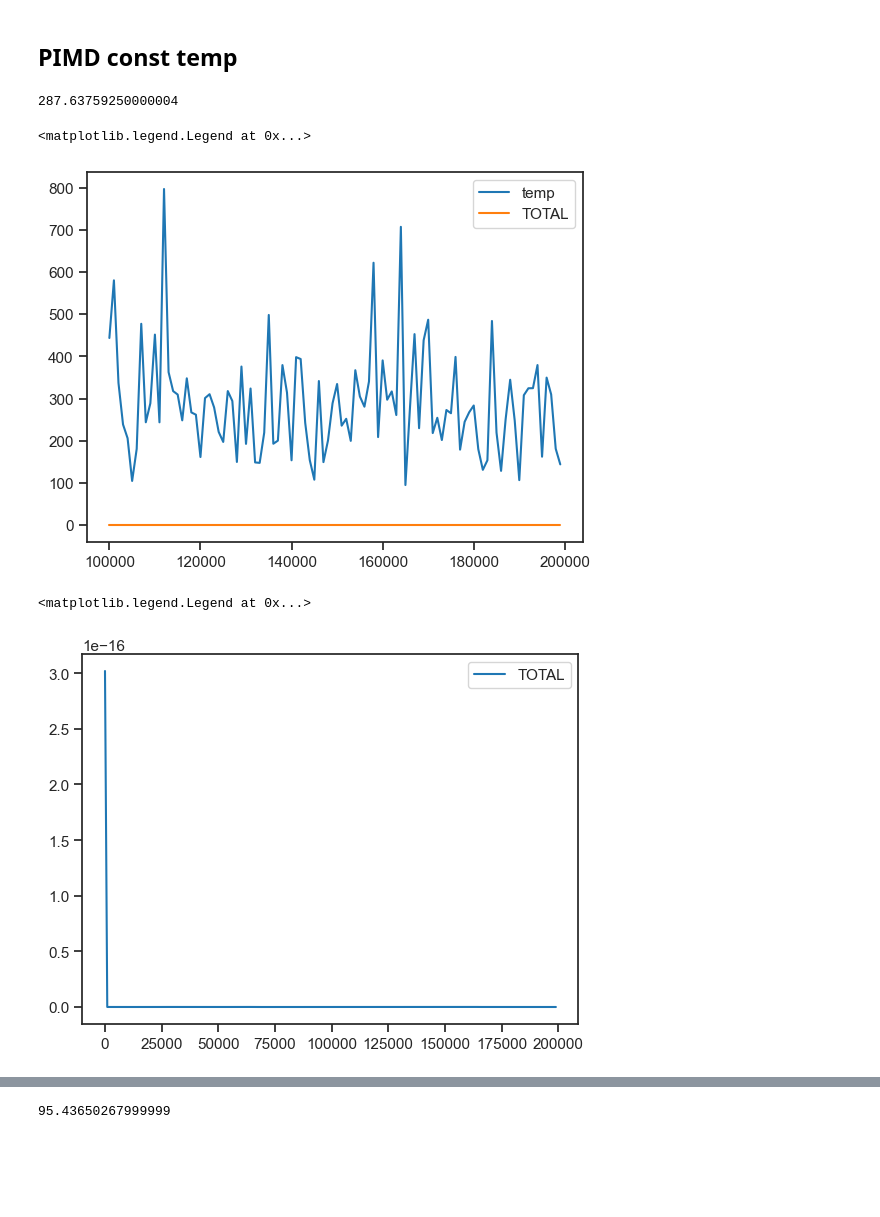
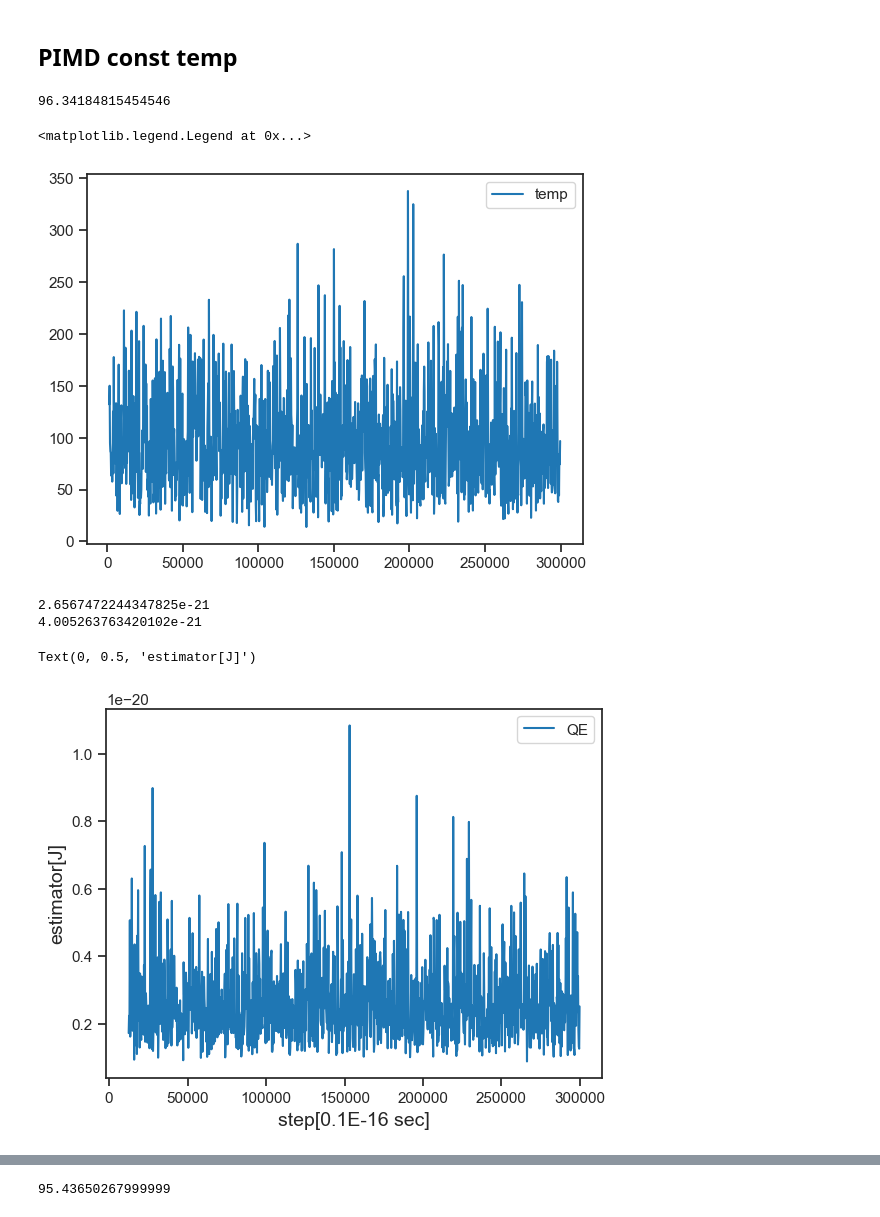
Before and after one commit to SagiMeir/Simulations4Beginners, a Jupyter notebook: Untitled-1.ipynb, the cells around one changed output, grey strips where cells are left out. Drawn from its saved outputs; the diff is of its cells as text; code cells hidden in the pictures; blank space fills up the shorter version.

```diff
--- a/Untitled-1.ipynb
+++ b/Untitled-1.ipynb
@@ -56,37 +65,46 @@ print(p)
 # %% [markdown]
 ## PIMD const temp
 # %%
-import numpy as np
+import numpy as np #8 beads at room temp --working--
 import pandas as pd
 import matplotlib.pyplot as plt
 # and for nice looking plots:
 import seaborn as sns
 sns.set_theme(style="ticks",rc={'axes.labelsize':14},palette='tab10')
 
 df = pd.read_csv("sim.log",sep='\s+')
-x = df["step"].values[100:]
-plt.plot(x,df["T"][100:].values,label ="temp")
+x = df["step"].values[5:]
+plt.plot(x,df["T"].values[5:],label ="temp")
 print((df["T"][100:].values).mean())
 plt.legend()
 # %% [output]
-287.63759250000004
+96.34184815454546
 <matplotlib.legend.Legend at 0x...>
-[figure, old version]
+[figure, new version]
 # %%
+from typing import Optional# 16 beads in 96.7 temp - estimator
 import numpy as np
 import pandas as pd
+from scipy.constants import Boltzmann as BOLTZMANN
+from scipy.constants import hbar
 import matplotlib.pyplot as plt
 # and for nice looking plots:
 import seaborn as sns
-sns.set_theme(style="ticks",rc={'axes.labelsize':14},palette='tab10')
 
 df = pd.read_csv("sim.log",sep='\s+')
-x = df["step"].values
-plt.plot(x,df["E"].values,label ="TOTAL")
+x = df["step"].values[50:]
+plt.plot(x,df["QE"].values[50:],label ="QE")
+print(df["QE"].values[50:].mean())
+print(0.5*hbar*7.596E13)
 plt.legend()
+
+plt.xlabel("step[0.1E-16 sec]")
+plt.ylabel("estimator[J]")
 # %% [output]
-<matplotlib.legend.Legend at 0x...>
+2.6567472244347825e-21
+4.005263763420102e-21
+Text(0, 0.5, 'estimator[J]')
-[figure, old version]
+[figure, new version]
 # %%
 from typing import Optional
 import numpy as np
```
Also changed, not shown: parts of 10 cells of this notebook, 3 other files.
